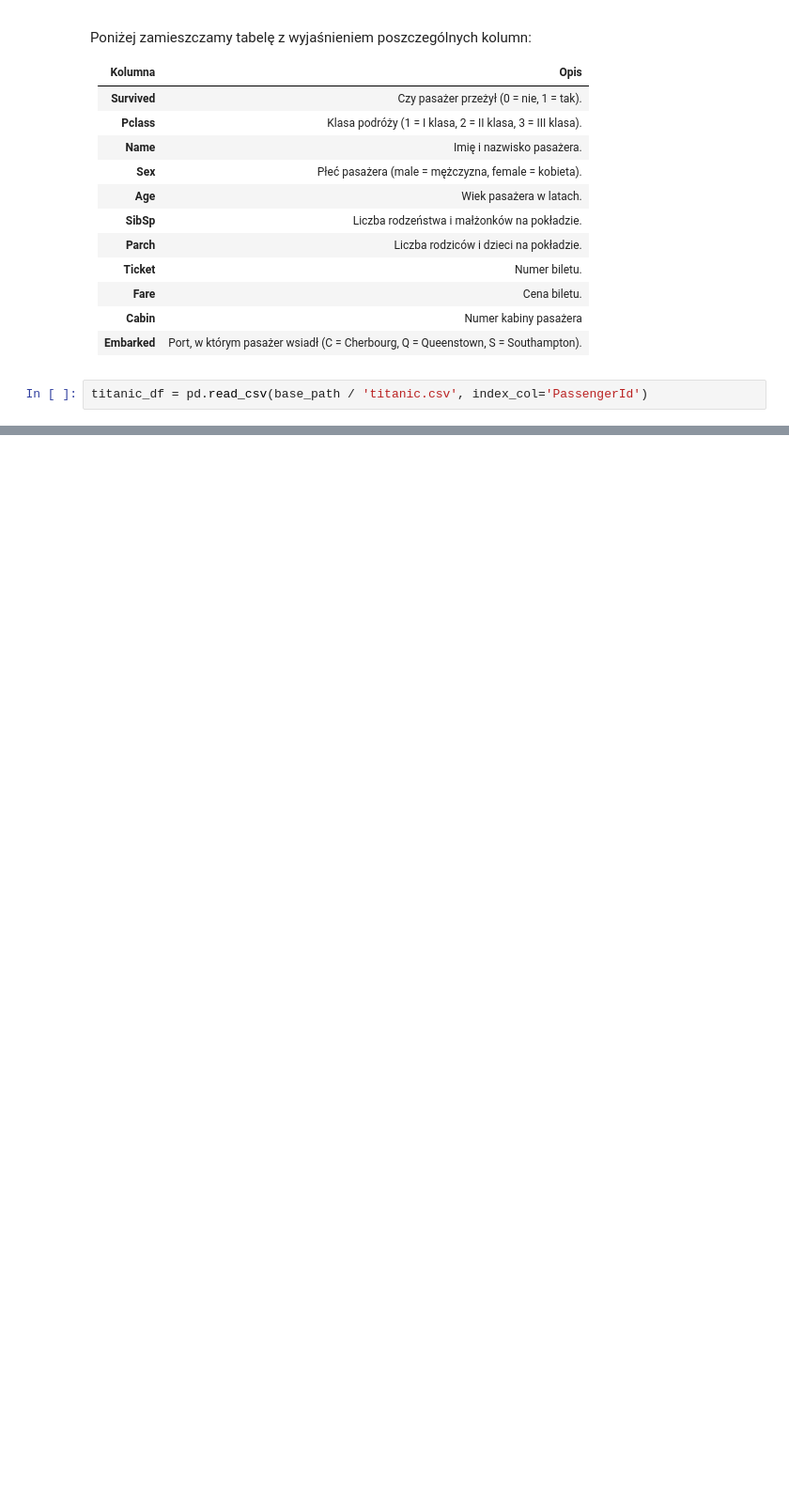
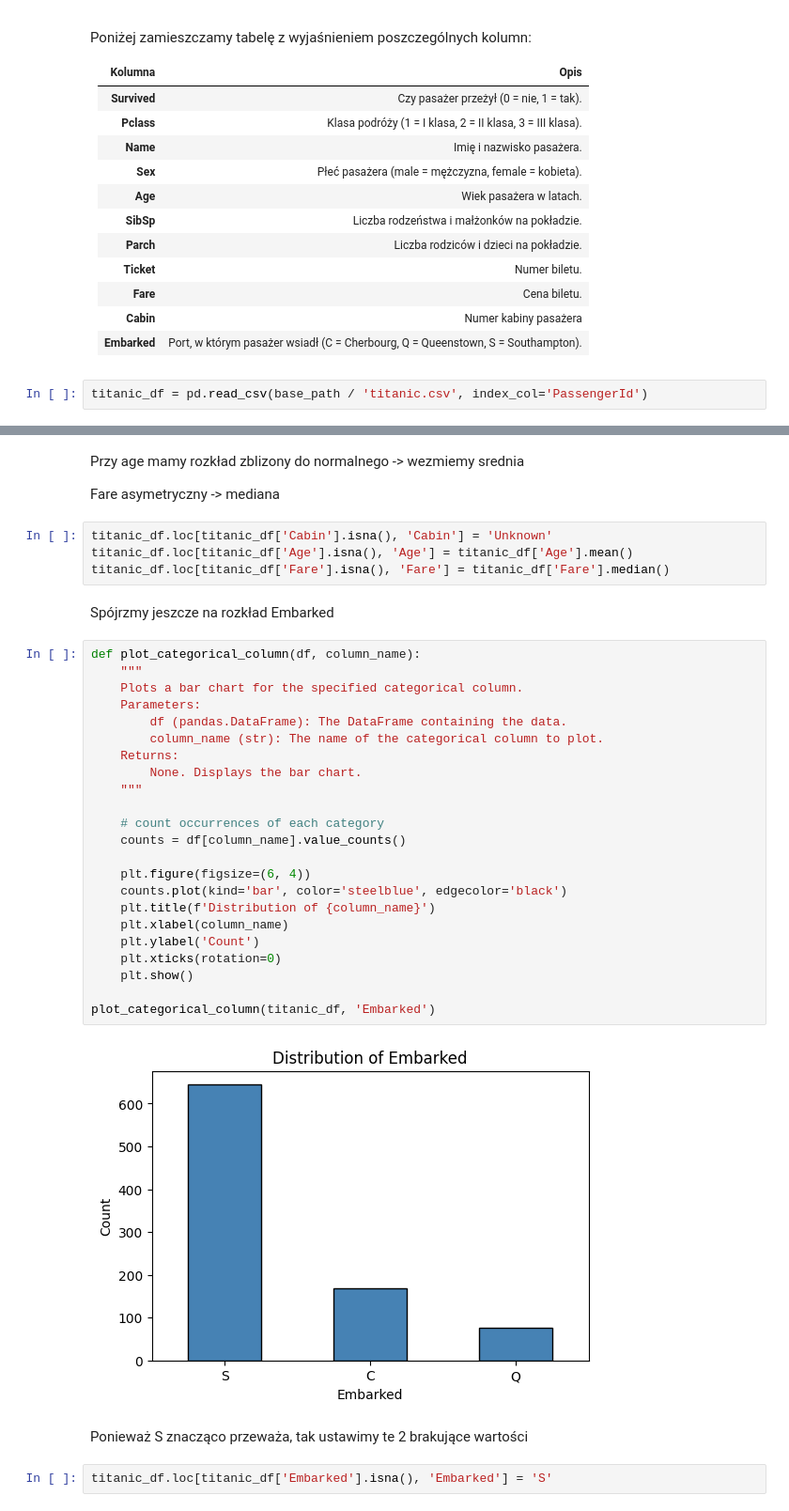
Before and after one commit to Solvro/ml-wakacyjne-wyzwanie-2025, a Jupyter notebook: 1_przetwarzanie_wizualizacja/EDA_zadanie.ipynb, the cells around one changed output, grey strips where cells are left out. Shown at 94% size. Drawn from its saved outputs; the diff is of its cells as text; blank space fills up the shorter version.

```diff
--- a/1_przetwarzanie_wizualizacja/EDA_zadanie.ipynb
+++ b/1_przetwarzanie_wizualizacja/EDA_zadanie.ipynb
@@ -67,0 +187,39 @@ titanic_df = pd.read_csv(base_path / 'titanic.csv', index_col='PassengerId')
+# %% [markdown]
+Przy age mamy rozkład zblizony do normalnego -> wezmiemy srednia
+
+Fare asymetryczny -> mediana
+# %%
+titanic_df.loc[titanic_df['Cabin'].isna(), 'Cabin'] = 'Unknown'
+titanic_df.loc[titanic_df['Age'].isna(), 'Age'] = titanic_df['Age'].mean()
+titanic_df.loc[titanic_df['Fare'].isna(), 'Fare'] = titanic_df['Fare'].median()
+# %% [markdown]
+Spójrzmy jeszcze na rozkład Embarked
+# %%
+def plot_categorical_column(df, column_name):
+    """
+    Plots a bar chart for the specified categorical column.
+    Parameters:
+        df (pandas.DataFrame): The DataFrame containing the data.
+        column_name (str): The name of the categorical column to plot.
+    Returns:
+        None. Displays the bar chart.
+    """
+
+    # count occurrences of each category
+    counts = df[column_name].value_counts()
+
+    plt.figure(figsize=(6, 4))
+    counts.plot(kind='bar', color='steelblue', edgecolor='black')
+    plt.title(f'Distribution of {column_name}')
+    plt.xlabel(column_name)
+    plt.ylabel('Count')
+    plt.xticks(rotation=0)
+    plt.show()
+
+plot_categorical_column(titanic_df, 'Embarked')
+# %% [output]
+[figure, added]
+# %% [markdown]
+Ponieważ S znacząco przeważa, tak ustawimy te 2 brakujące wartości
+# %%
+titanic_df.loc[titanic_df['Embarked'].isna(), 'Embarked'] = 'S'
```
Also changed, not shown: parts of 33 cells of this notebook.
